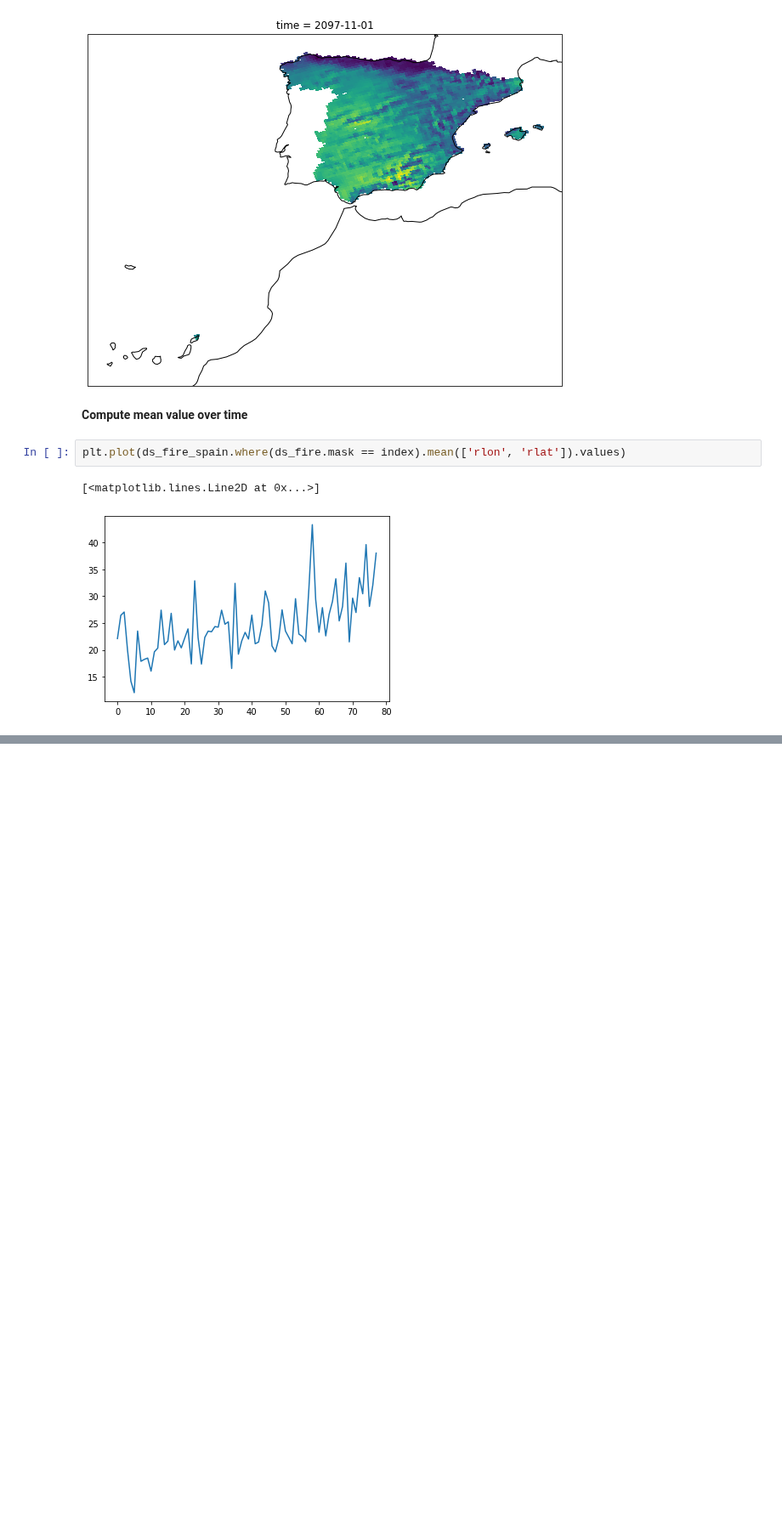
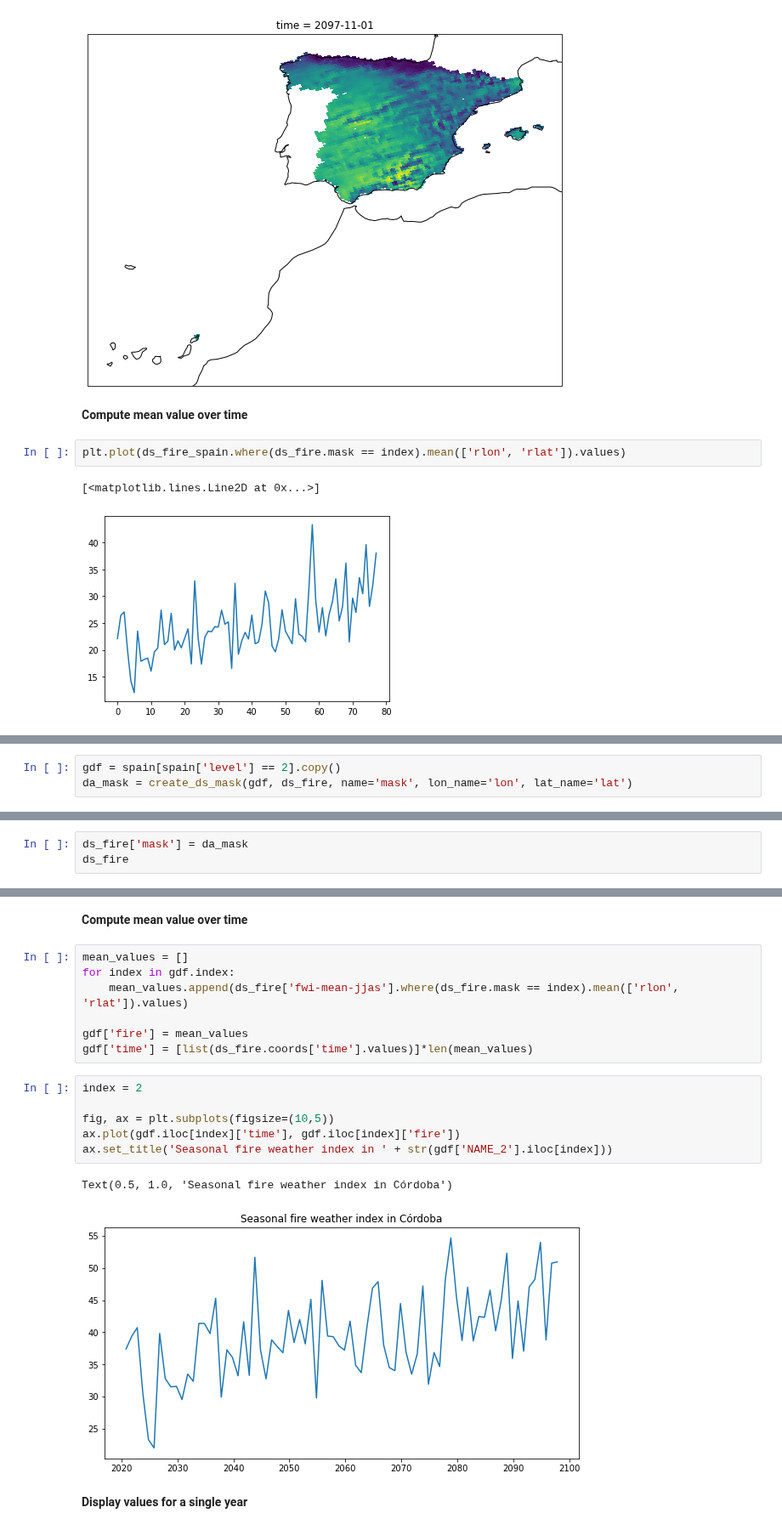
Before and after one commit to Vizzuality/ecf-agricultural-climate-impact, a Jupyter notebook: data/notebooks/Lab/01_Data_Exploration.ipynb, the cells around one changed output, grey strips where cells are left out. Shown at 85% size. Cells and saved outputs as stored; diff of their text form; blank space fills up the shorter version.

Commit message:
values for each province

```diff
--- a/data/notebooks/Lab/01_Data_Exploration.ipynb
+++ b/data/notebooks/Lab/01_Data_Exploration.ipynb
@@ -308,0 +314,3 @@ plt.plot(ds_fire_spain.where(ds_fire.mask == index).mean(['rlon', 'rlat']).value
+# %%
+gdf = spain[spain['level'] == 2].copy()
+da_mask = create_ds_mask(gdf, ds_fire, name='mask', lon_name='lon', lat_name='lat')
@@ -308,0 +334,3 @@ plt.plot(ds_fire_spain.where(ds_fire.mask == index).mean(['rlon', 'rlat']).value
+# %%
+ds_fire['mask'] = da_mask
+ds_fire
@@ -308,0 +355,20 @@ plt.plot(ds_fire_spain.where(ds_fire.mask == index).mean(['rlon', 'rlat']).value
+# %% [markdown]
+**Compute mean value over time**
+# %%
+mean_values = []
+for index in gdf.index:
+    mean_values.append(ds_fire['fwi-mean-jjas'].where(ds_fire.mask == index).mean(['rlon', 'rlat']).values)
+
+gdf['fire'] = mean_values
+gdf['time'] = [list(ds_fire.coords['time'].values)]*len(mean_values)
+# %%
+index = 2
+
+fig, ax = plt.subplots(figsize=(10,5))
+ax.plot(gdf.iloc[index]['time'], gdf.iloc[index]['fire'])
+ax.set_title('Seasonal fire weather index in ' + str(gdf['NAME_2'].iloc[index]))
+# %% [output]
+Text(0.5, 1.0, 'Seasonal fire weather index in Córdoba')
+[figure, added]
+# %% [markdown]
+**Display values for a single year**
```
Also changed, not shown: parts of 7 cells of this notebook.
